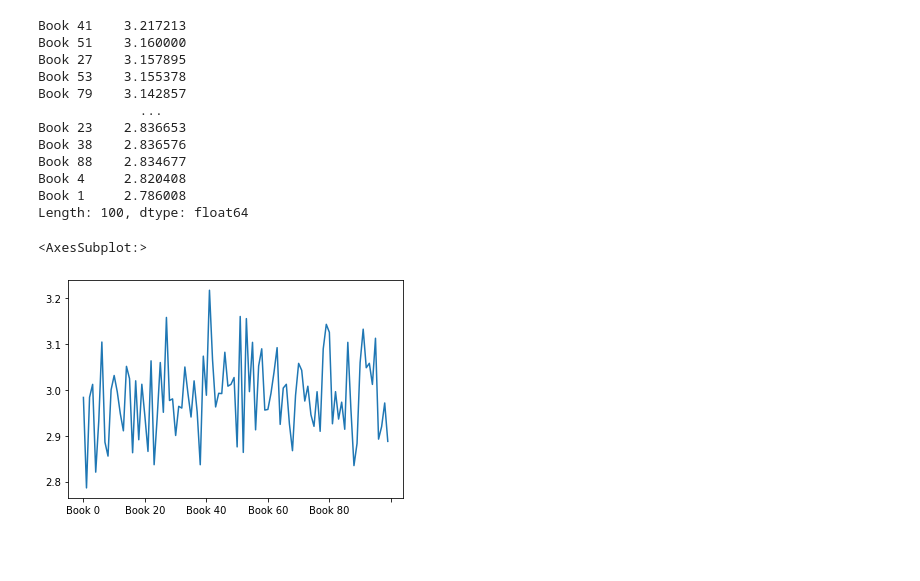
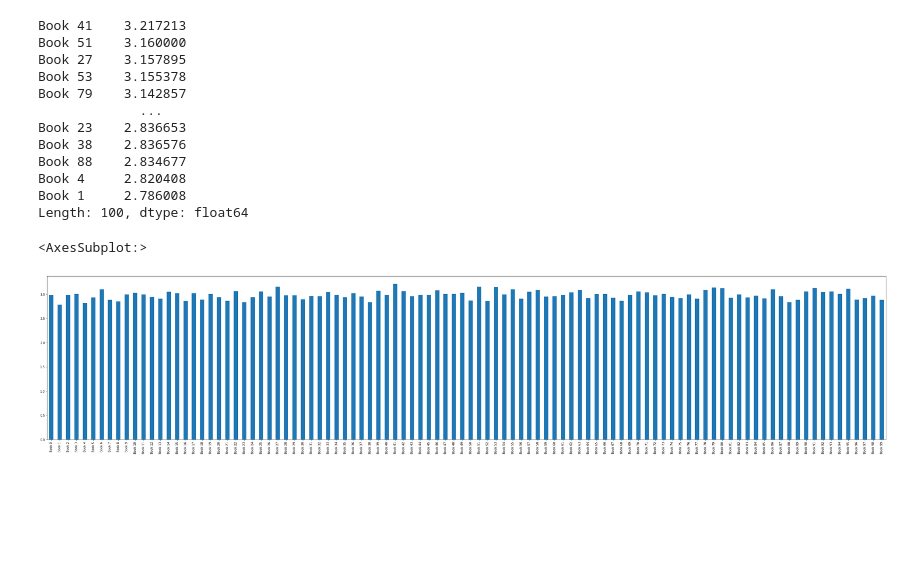
Before and after one commit to francheska-vicente/csmodel-project2, a Jupyter notebook: CSMODEL-Project2-S11-Group28.ipynb, the cells around one changed output. Saved outputs shown, nothing was run; the diff lists cells and outputs as text; code cells hidden in the pictures; blank space fills up the shorter version.

```diff
--- a/CSMODEL-Project2-S11-Group28.ipynb
+++ b/CSMODEL-Project2-S11-Group28.ipynb
@@ -84,11 +84,11 @@ Book 88    2.834677
 Book 4     2.820408
 Book 1     2.786008
 Length: 100, dtype: float64
-# %%
-mean.plot.line()
-# %% [output]
-<AxesSubplot:>
-[figure, removed]
+# %%
+mean.plot.bar(figsize=(50, 10))
+# %% [output]
+<AxesSubplot:>
+[figure, added]
 # %% [markdown]
 ####
 # %% [markdown]
```
